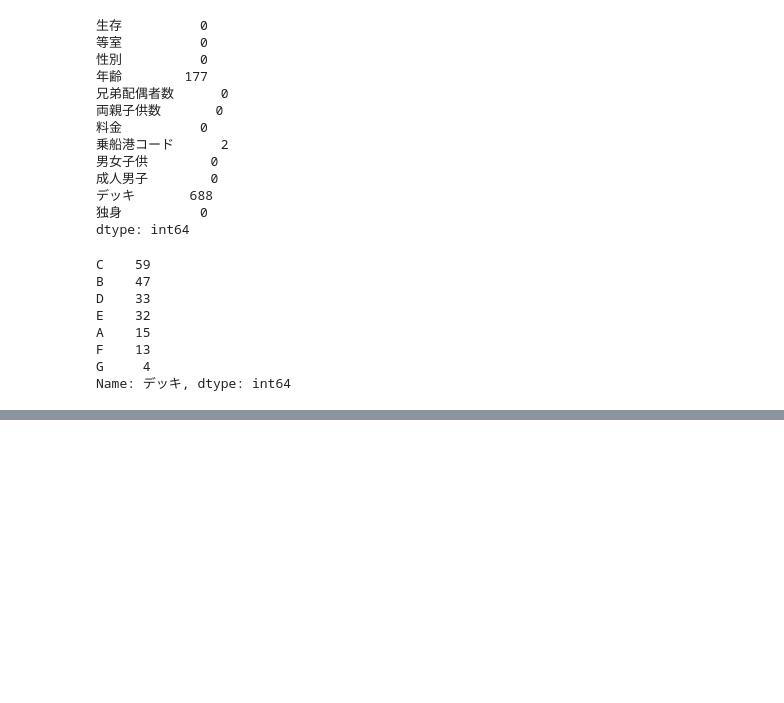
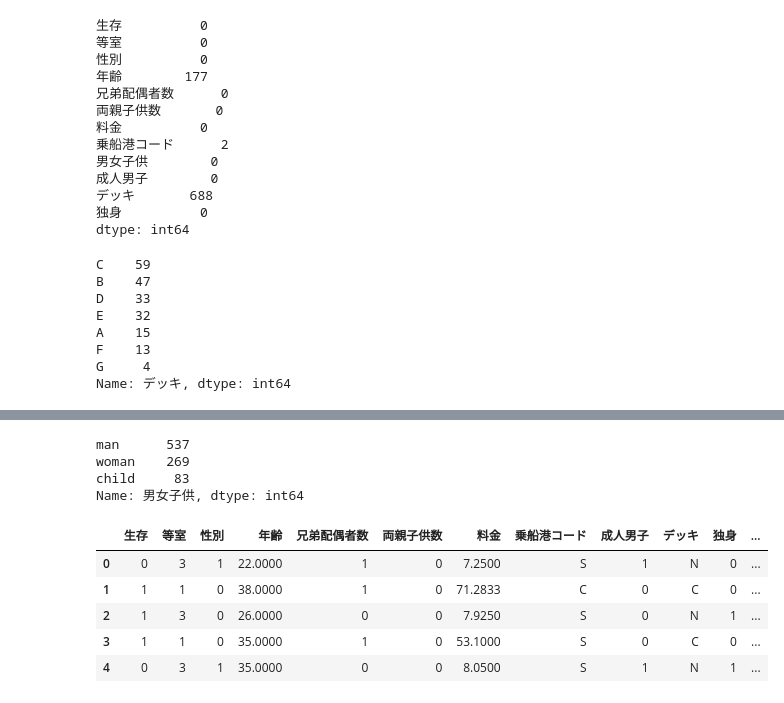
Before and after one commit to hirokimituya/book_create-profitable-AI-with-Python, a Jupyter notebook: ch04_02_data_preprocess.ipynb, the cells around one changed output, grey strips where cells are left out. Drawn from its saved outputs; the diff is of its cells as text; code cells hidden in the pictures; blank space fills up the shorter version.

```diff
--- a/ch04_02_data_preprocess.ipynb
+++ b/ch04_02_data_preprocess.ipynb
@@ -210,0 +230,35 @@ display(df9.head())
+# %%
+# get_dummies関数でカテゴリ値をont hot vectorに展開する関数を定義
+# df対象データフレーム
+# column対象列
+
+def enc(df, column):
+    # One Hot Vector生成
+    df_dummy = pd.get_dummies(df[column], prefix=column)
+    # 元列の削除
+    df_drop = df.drop([column], axis=1)
+    # 削除したデータフレームと、One Hot生成列を連結
+    df1 = pd.concat([df_drop, df_dummy], axis=1)
+    return df1
+# %%
+display(df9['男女子供'].value_counts())
+# %% [output]
+man      537
+woman    269
+child     83
+Name: 男女子供, dtype: int64
+# %%
+# One-Hotエンコーディング
+
+# 男女子供
+df10 = enc(df9, '男女子供')
+
+# 結果確認
+display(df10.head())
+# %% [output]
+|  | 生存 | 等室 | 性別 | 年齢 | 兄弟配偶者数 | 両親子供数 | 料金 | 乗船港コード | 成人男子 | デッキ | 独身 | ... |
+| 0 | 0 | 3 | 1 | 22.0000 | 1 | 0 | 7.2500 | S | 1 | N | 0 | ... |
+| 1 | 1 | 1 | 0 | 38.0000 | 1 | 0 | 71.2833 | C | 0 | C | 0 | ... |
+| 2 | 1 | 3 | 0 | 26.0000 | 0 | 0 | 7.9250 | S | 0 | N | 1 | ... |
+| 3 | 1 | 1 | 0 | 35.0000 | 1 | 0 | 53.1000 | S | 0 | C | 0 | ... |
+| 4 | 0 | 3 | 1 | 35.0000 | 0 | 0 | 8.0500 | S | 1 | N | 1 | ... |
```
Also changed, not shown: parts of 6 cells of this notebook.
